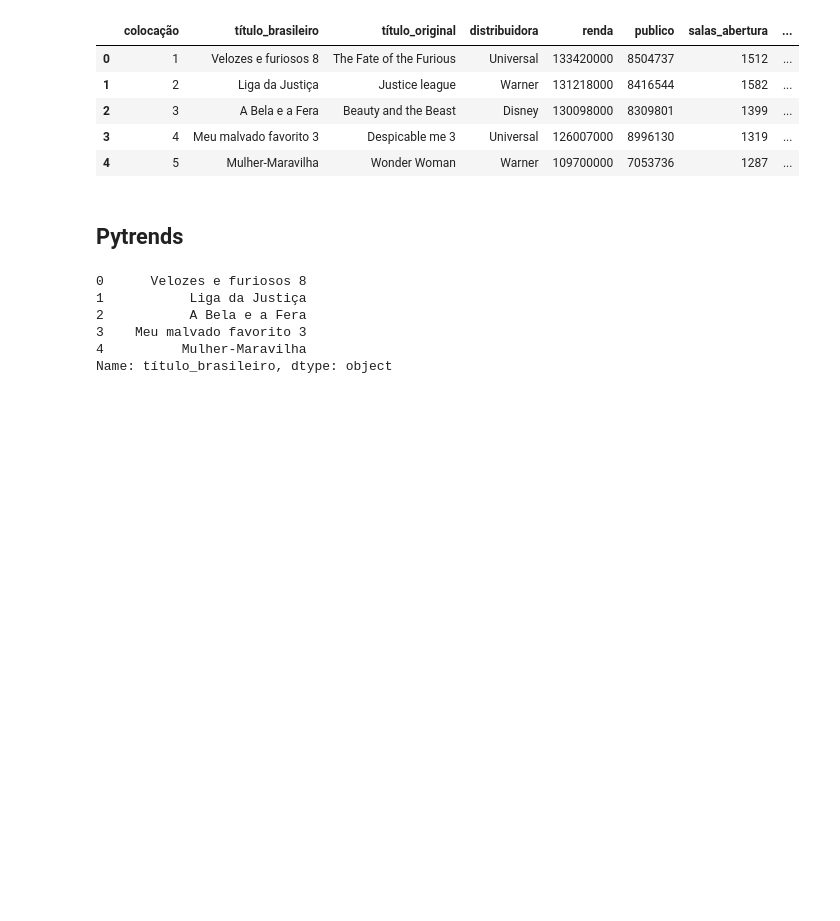
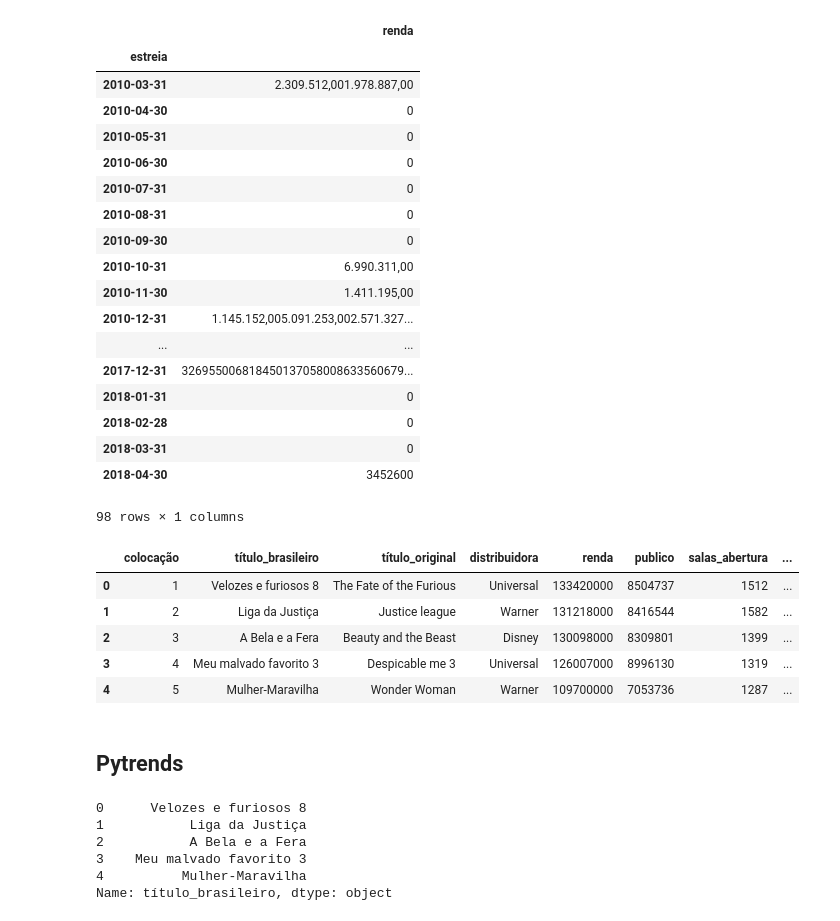
Before and after one commit to Victorrrocha/machine_Learning_to_predict_movies_grossing_in_Brazil, a Jupyter notebook: MovieGrossing.ipynb, the cells around one changed output. Cells and saved outputs as stored; diff of their text form; code cells hidden in the pictures; blank space fills up the shorter version.

Commit message:
adicionado a arrecadação por mês

```diff
--- a/MovieGrossing.ipynb
+++ b/MovieGrossing.ipynb
@@ -5,5 +6,32 @@ import datetime
 # %%
 dataset = pd.read_csv("grossing2017-2011.csv")
+# %%
+renda = dataset[['renda','estreia']]#renda por data de estreia
+# %%
+da = pd.DataFrame(data=renda)
+da['estreia'] = pd.to_datetime(da['estreia'])#dava pra alterar o formato da data por aqui
+# %%
+da.set_index('estreia').resample('M').sum()#arrecadação por mês
+# %% [output]
+|  | renda |
+| estreia |  |
+| 2010-03-31 | 2.309.512,001.978.887,00 |
+| 2010-04-30 | 0 |
+| 2010-05-31 | 0 |
+| 2010-06-30 | 0 |
+| 2010-07-31 | 0 |
+| 2010-08-31 | 0 |
+| 2010-09-30 | 0 |
+| 2010-10-31 | 6.990.311,00 |
+| 2010-11-30 | 1.411.195,00 |
+| 2010-12-31 | 1.145.152,005.091.253,002.571.327... |
+| ... | ... |
+| 2017-12-31 | 326955006818450137058008633560679... |
+| 2018-01-31 | 0 |
+| 2018-02-28 | 0 |
+| 2018-03-31 | 0 |
+| 2018-04-30 | 3452600 |
+98 rows × 1 columns
 # %%
 dataset.head()
 # %% [output]
```
Also changed, not shown: parts of 1 cell of this notebook.
